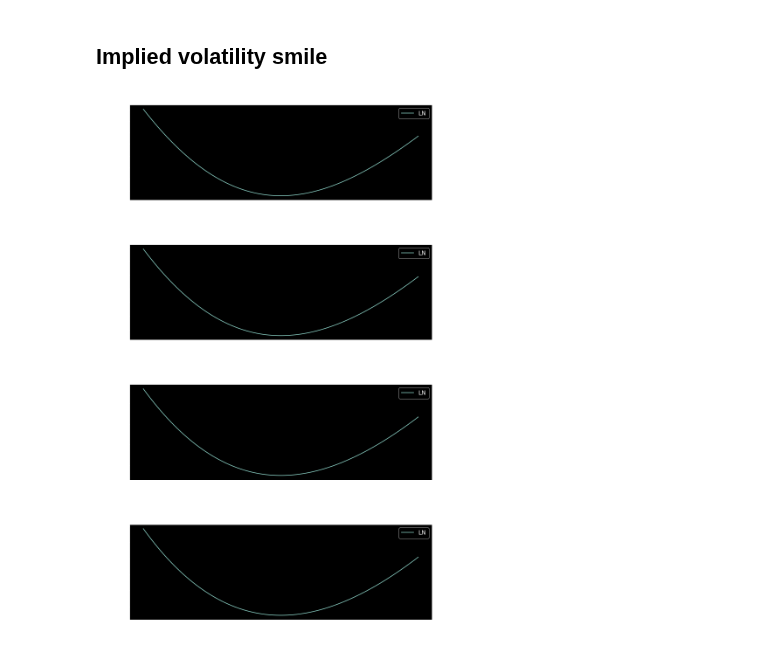
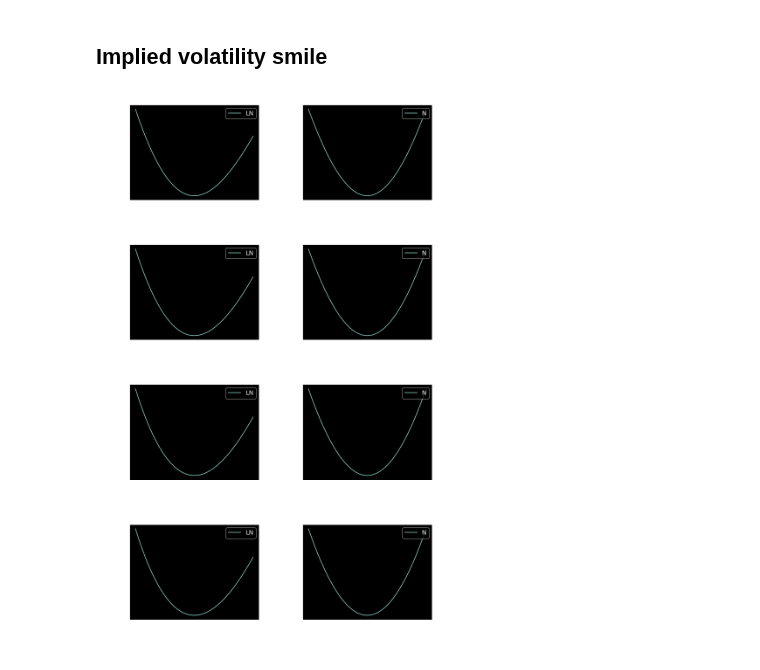
Before and after one commit to sauxpa/Quant, a Jupyter notebook: volmodels_examples/BS_Markov.ipynb, the cells around one changed output. Cells and saved outputs as stored; diff of their text form; code cells hidden in the pictures.

Commit message:
add normal quoting to bs markov

```diff
--- a/volmodels_examples/BS_Markov.ipynb
+++ b/volmodels_examples/BS_Markov.ipynb
@@ -34,6 +34,10 @@ Compared to the usual Black-Scholes model, the hidden variable creates a volatil
 f = 100.0
 sigma_0 = 20*ONE_PCT
 sigmas = [10*ONE_PCT, 60*ONE_PCT]
+
+sigma_0_N = 20*ONE_PCT*f
+sigmas_N = [10*ONE_PCT*f, 60*ONE_PCT*f]
+
 lambdas = [0.5, 1.0]
 K_lo = 80.0
 K_hi = 120.0
@@ -47,32 +51,49 @@ Model_LN = BS_Markov_LN(sigma_0=sigma_0,
                         K_hi=K_hi,
                         strike_type='strike',
                        )
+
+Model_N = BS_Markov_N(sigma_0=sigma_0_N,
+                      sigmas=sigmas_N,
+                      lambdas=lambdas,
+                      f=f,
+                      n_strikes=N_STRIKES,
+                      K_lo=K_lo,
+                      K_hi=K_hi,
+                      strike_type='strike',
+                     )
 # %% [markdown]
 ## Implied volatility smile
 # %%
 xlabel = 'strike\n\n'
 ylabel = 'implied vol'
+labels = ['LN', 'N']
 
 T_expiries = [1.0, 5.0, 10.0, 20.0]
 
-fig, axes = plt.subplots(nrows=4, ncols=1)
+fig, axes = plt.subplots(nrows=4, ncols=2)
 
-for i, ax in enumerate(axes):
+for i, ax_row in enumerate(axes):
     T_expiry = T_expiries[i]
     Model_LN.T_expiry = T_expiry
+    Model_N.T_expiry = T_expiry
     x_grid = Model_LN.strike_grid
 
-    smile = list(Model_LN.smile.values())
-    ax.plot(x_grid, smile, label='LN')
+    models = [Model_LN, Model_N]
+    for j, ax in enumerate(ax_row):
+        model = models[j]
+        label = labels[j]
+        smile = list(model.smile.values())
 
-    ax.set_xlabel(xlabel)
-    ax.set_ylabel(ylabel)
-    ax.legend(loc='upper right')
-    ax.set_title('expiry={}y'.format(T_expiry))
-    ax.xaxis.set_major_formatter(FuncFormatter(lambda x, _: '{:.0f}'.format(x)))
-    ax.yaxis.set_major_formatter(FuncFormatter(lambda y, _: '{:.2%}'.format(y)))
+        ax.plot(x_grid, smile, label=label)
+
+        ax.set_xlabel(xlabel)
+        ax.set_ylabel(ylabel)
+        ax.legend(loc='upper right')
+        ax.set_title('expiry={}y'.format(T_expiry))
+        ax.xaxis.set_major_formatter(FuncFormatter(lambda x, _: '{:.0f}'.format(x)))
+        ax.yaxis.set_major_formatter(FuncFormatter(lambda y, _: '{:.2%}'.format(y)))
 
 plt.tight_layout()
 plt.show()
 # %% [output]
-[figure, old version]
+[figure, new version]
```
Also changed, not shown: 1 other file.
